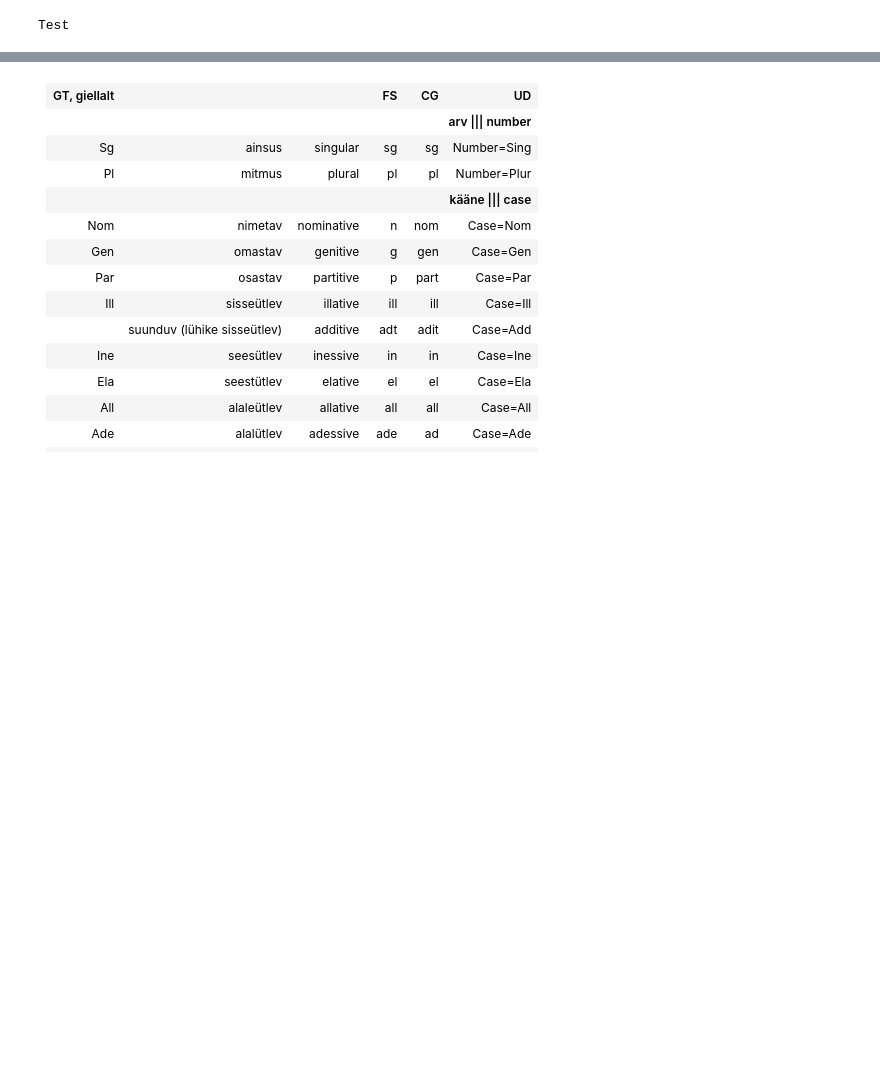
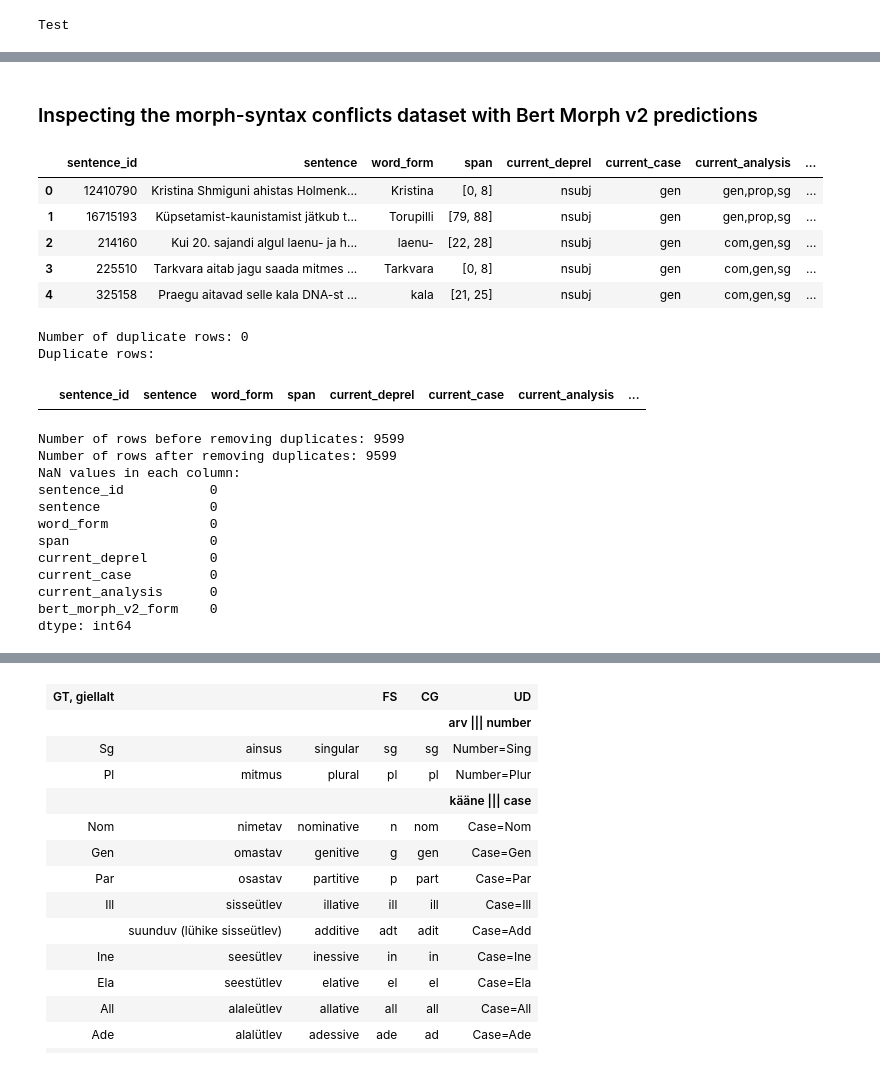
Before and after one commit to SanderSaska/EstNLTK_model_training, a Jupyter notebook: notebooks/inspecting_morphsyntax_conflicts.ipynb, the cells around one changed output, grey strips where cells are left out. Drawn from its saved outputs; the diff is of its cells as text; code cells hidden in the pictures; blank space fills up the shorter version.

```diff
--- a/notebooks/inspecting_morphsyntax_conflicts.ipynb
+++ b/notebooks/inspecting_morphsyntax_conflicts.ipynb
@@ -113,0 +161,66 @@ display(conflicts_data[0])
+# %% [markdown]
+### Inspecting the morph-syntax conflicts dataset with Bert Morph v2 predictions
+# %%
+# Open the updated JSON file to verify the changes
+
+save_path = (
+    conflicts_dir
+    / "processed"
+    / "nsubj_conflicts_dataset_15022026_with_Bert_Morph_v2.json"
+)
+# Open JSON file as a DataFrame
+conflicts_df = pd.read_json(save_path, orient="records")
+display(conflicts_df.head())
+
+# Convert list values (e.g., spans, forms) to tuples so they are hashable
+list_like_cols = [
+    col
+    for col in conflicts_df.columns
+    if conflicts_df[col].apply(lambda x: isinstance(x, list)).any()
+]
+for col in list_like_cols:
+    conflicts_df[col] = conflicts_df[col].apply(
+        lambda x: tuple(x) if isinstance(x, list) else x
+    )
+
+# Check duplicates based on the row content
+duplicates = conflicts_df.duplicated(keep=False)
+duplicate_rows = conflicts_df[duplicates]
+
+# Sort duplicate rows for better readability
+duplicate_rows = duplicate_rows.sort_values(by=conflicts_df.columns.tolist())
+print(f"Number of duplicate rows: {duplicate_rows.shape[0]}")
+print("Duplicate rows:")
+display(duplicate_rows)
+
+# Remove duplicates
+conflicts_df_no_duplicates = conflicts_df.drop_duplicates()
+print(f"Number of rows before removing duplicates: {conflicts_df.shape[0]}")
+print(f"Number of rows after removing duplicates: {conflicts_df_no_duplicates.shape[0]}")
+
+# Check NaN values in the dataset
+nan_counts = conflicts_df_no_duplicates.isna().sum()
+print("NaN values in each column:")
+print(nan_counts)
+# %% [output]
+|  | sentence_id | sentence | word_form | span | current_deprel | current_case | current_analysis | ... |
+| 0 | 12410790 | Kristina Shmiguni ahistas Holmenk... | Kristina | [0, 8] | nsubj | gen | gen,prop,sg | ... |
+| 1 | 16715193 | Küpsetamist-kaunistamist jätkub t... | Torupilli | [79, 88] | nsubj | gen | gen,prop,sg | ... |
+| 2 | 214160 | Kui 20. sajandi algul laenu- ja h... | laenu- | [22, 28] | nsubj | gen | com,gen,sg | ... |
+| 3 | 225510 | Tarkvara aitab jagu saada mitmes ... | Tarkvara | [0, 8] | nsubj | gen | com,gen,sg | ... |
+| 4 | 325158 | Praegu aitavad selle kala DNA-st ... | kala | [21, 25] | nsubj | gen | com,gen,sg | ... |
+Number of duplicate rows: 0
+Duplicate rows:
+|  | sentence_id | sentence | word_form | span | current_deprel | current_case | current_analysis | ... |
+Number of rows before removing duplicates: 9599
+Number of rows after removing duplicates: 9599
+NaN values in each column:
+sentence_id           0
+sentence              0
+word_form             0
+span                  0
+current_deprel        0
+current_case          0
+current_analysis      0
+bert_morph_v2_form    0
+dtype: int64
```
Also changed, not shown: parts of 21 cells of this notebook.
